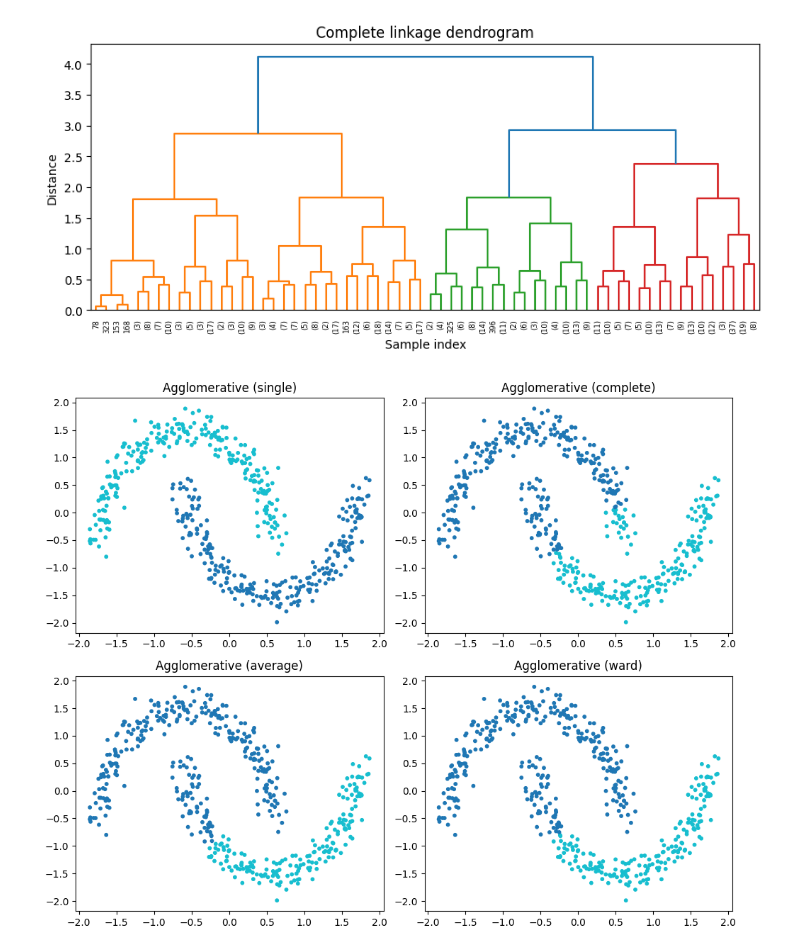
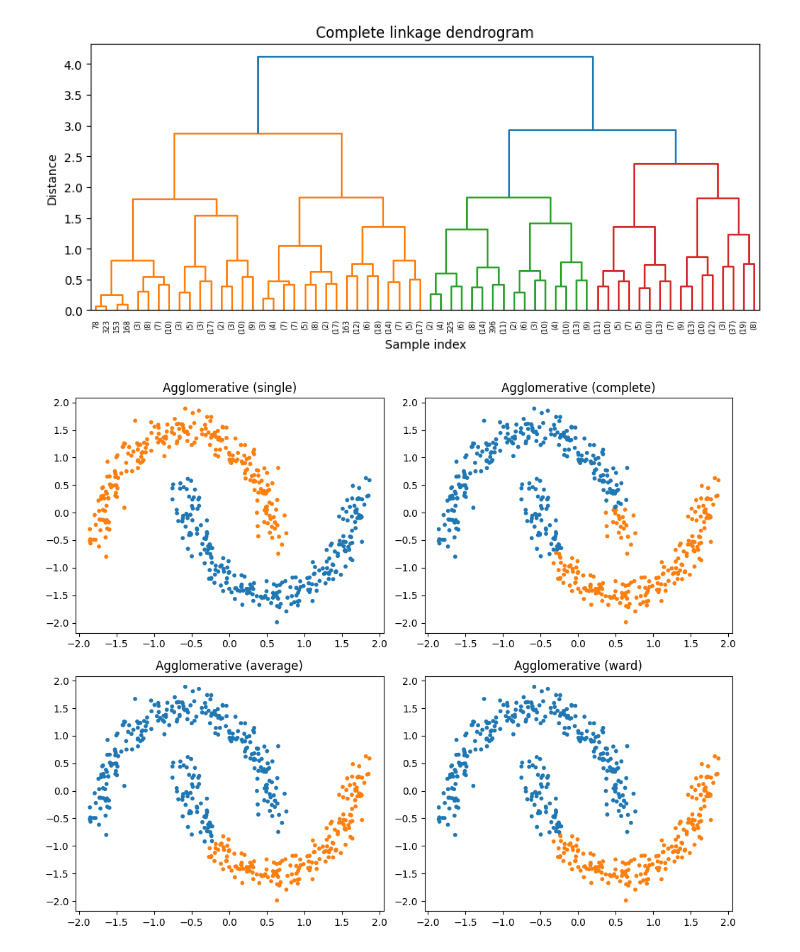
Before and after one commit to EbrahimNouri/AI_HW, a Jupyter notebook: HW10/HW10_2.ipynb, the cells around one changed output. Saved outputs shown, nothing was run; the diff lists cells and outputs as text; code cells hidden in the pictures.

```diff
--- a/HW10/HW10_2.ipynb
+++ b/HW10/HW10_2.ipynb
@@ -40,7 +40,6 @@ axes = axes.ravel()
 for ax, (eps, ms) in zip(axes, params):
     db = DBSCAN(eps=eps, min_samples=ms)
     labels_db = db.fit_predict(X_scaled2)
-    n_clusters = len(set(labels_db)) - (1 if -1 in labels_db else 0)
     n_noise = np.sum(labels_db == -1)
 
     scatter = ax.scatter(
@@ -50,7 +49,7 @@ for ax, (eps, ms) in zip(axes, params):
         cmap="tab10",
         s=10,
     )
-    ax.set_title(f"eps={eps}, min_samples={ms}\nclusters={n_clusters}, noise={n_noise}")
+    ax.set_title(f"eps={eps}, min_samples={ms}\nnoise={n_noise}")
 
 plt.tight_layout()
 plt.show()
@@ -82,23 +80,23 @@ plt.show()
 # %%
 linkages = ["single", "complete", "average", "ward"]
 
 fig, axes = plt.subplots(2, 2, figsize=(10, 8))
 axes = axes.ravel()
 
+colors = np.array(["tab:blue", "tab:orange"])
+
 for ax, lk in zip(axes, linkages):
-    # for ward linkage data must be Euclidean; StandardScaler already used [web:11][web:17]
     agg = AgglomerativeClustering(n_clusters=2, linkage=lk)
     labels_agg = agg.fit_predict(X_scaled2)
     ax.scatter(
         X_scaled2[:, 0],
         X_scaled2[:, 1],
-        c=labels_agg,
-        cmap="tab10",
+        c=colors[labels_agg],
         s=10,
     )
     ax.set_title(f"Agglomerative ({lk})")
 
 plt.tight_layout()
 plt.show()
 # %% [output]
-[figure, old version]
+[figure, new version]
```
Also changed, not shown: parts of 4 cells of this notebook, 1 other file.
